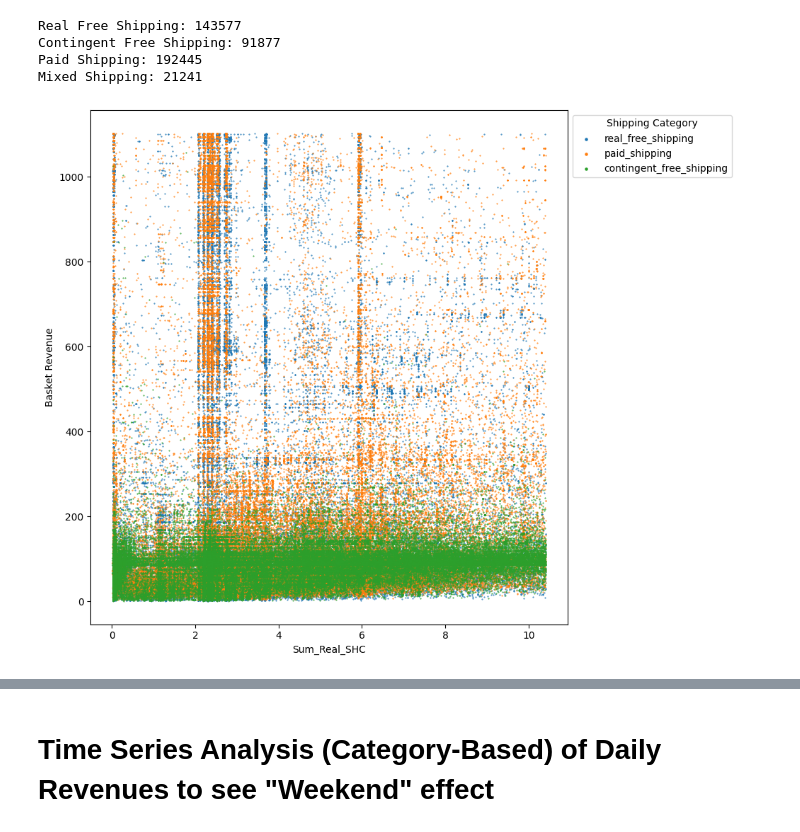
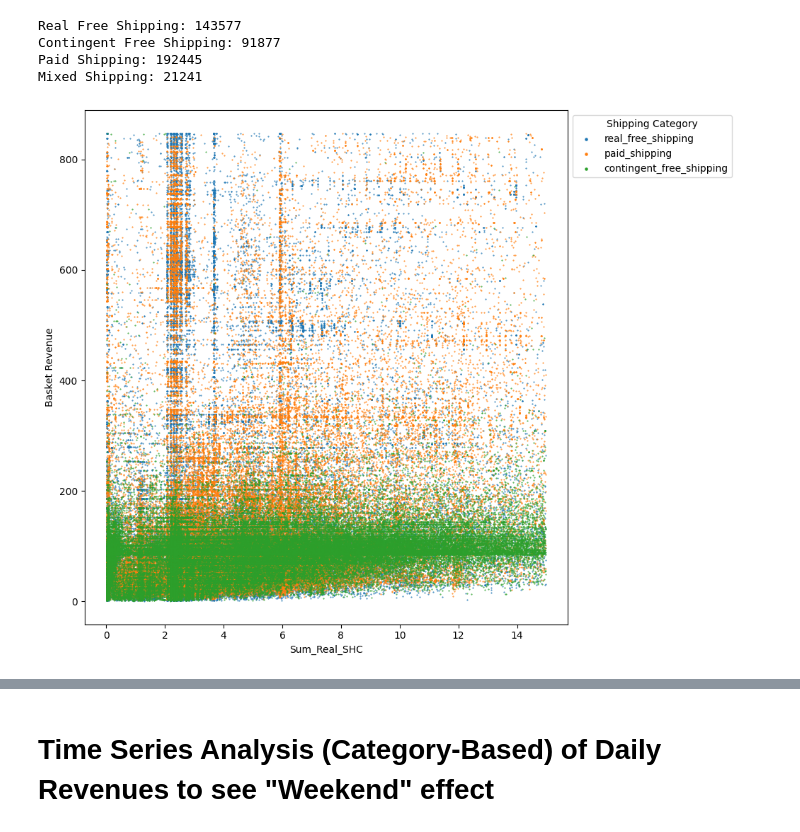
Before and after one commit to fatmanuryaman/Measuring-The-Effects-Of-Free-Shipping-Alternatives, a Jupyter notebook: Emre-Tevfik.ipynb, the cells around one changed output, grey strips where cells are left out. Saved outputs shown, nothing was run; the diff lists cells and outputs as text; code cells hidden in the pictures.

```diff
--- a/Emre-Tevfik.ipynb
+++ b/Emre-Tevfik.ipynb
@@ -302,34 +304,37 @@ df_copy['Shipping_Category'] = df_copy.apply(categorize_shipping, axis=1)
 new_df['Shipping_Category'] = new_df.apply(categorize_shipping, axis=1)
 # %%
 # Adjusting the quantile threshold
-quantile_sum_real_shc = df_copy['Sum_Real_SHC'].quantile(0.9)
-quantile_basket_revenue = df_copy['Basket Revenue'].quantile(0.9)
+# Filter out transactions with only one sub-category item
+transactions_with_multiple_items = new_df[new_df['SUB_CATEGORY'].apply(len) > 1]
+
+quantile_sum_real_shc = transactions_with_multiple_items['Sum_Real_SHC'].quantile(0.9)
+quantile_basket_revenue = transactions_with_multiple_items['Basket Revenue'].quantile(0.9)
 
 # Filter out outliers
 df_filtered = df_copy[(df_copy['Sum_Real_SHC'] <= quantile_sum_real_shc) &
                       (df_copy['Basket Revenue'] <= quantile_basket_revenue)]
 
 # Exclude 'mixed_shipping' from the filtered DataFrame
 df_filtered = df_filtered[df_filtered['Shipping_Category'] != 'mixed_shipping']
 
 # Plotting with an enlarged figure size
 fig, ax = plt.subplots(figsize=(10, 8))  # Adjust the figure size as needed
 
 # Now 'categories' will only include categories present in 'df_filtered', excluding 'mixed_shipping'
 categories = df_filtered['Shipping_Category'].unique()
 
 for category in categories:
     subset = df_filtered[df_filtered['Shipping_Category'] == category]
     ax.scatter(subset['Sum_Real_SHC'], subset['Basket Revenue'], label=category, s=0.2)  # Dot size in the plot
 
 ax.set_xlabel('Sum_Real_SHC')
 ax.set_ylabel('Basket Revenue')
 # Placing the legend outside the plot on the right, enlarging the dots only in the legend
 ax.legend(title='Shipping Category', loc='upper left', bbox_to_anchor=(1, 1), markerscale=5)  # Increase markerscale as needed
 plt.tight_layout()  # Adjust the layout to make room for the legend
 plt.show()
 # %% [output]
-[figure, old version]
+[figure, new version]
 # %%
 # Create a color map for consistent coloring across plots
 categories = df_filtered['Shipping_Category'].unique()
```
Also changed, not shown: parts of 19 cells of this notebook.
